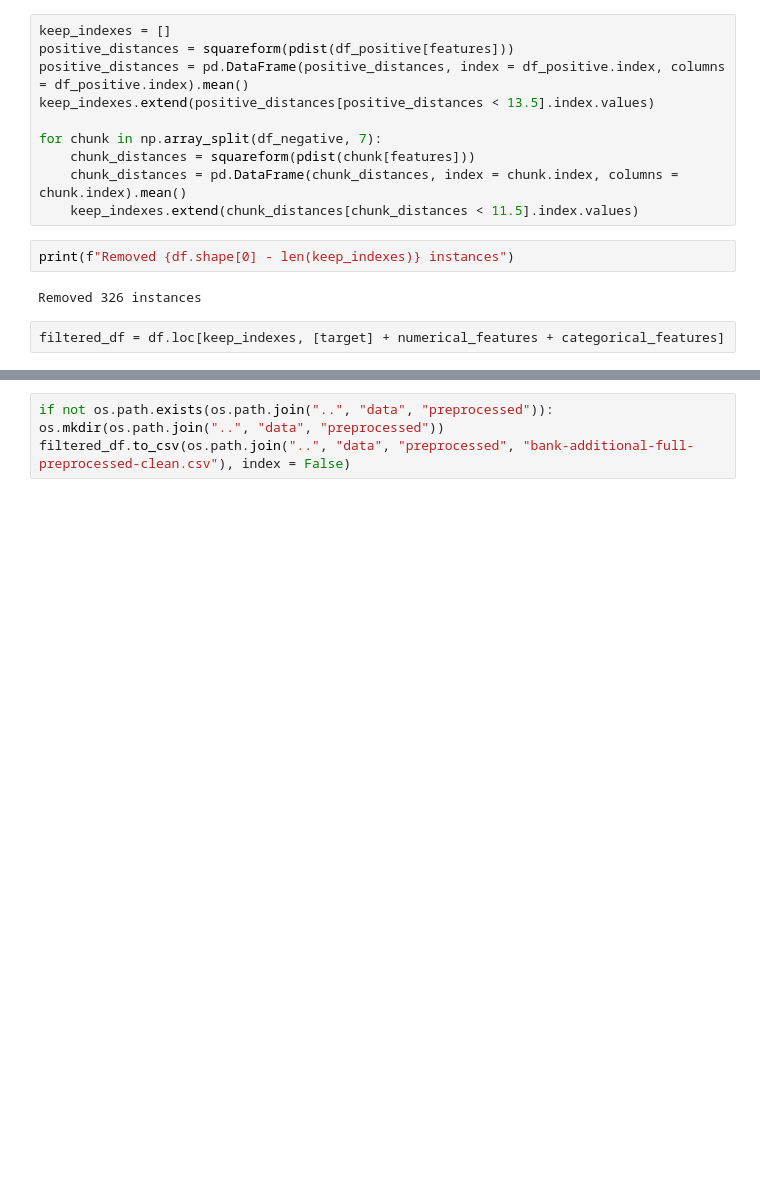
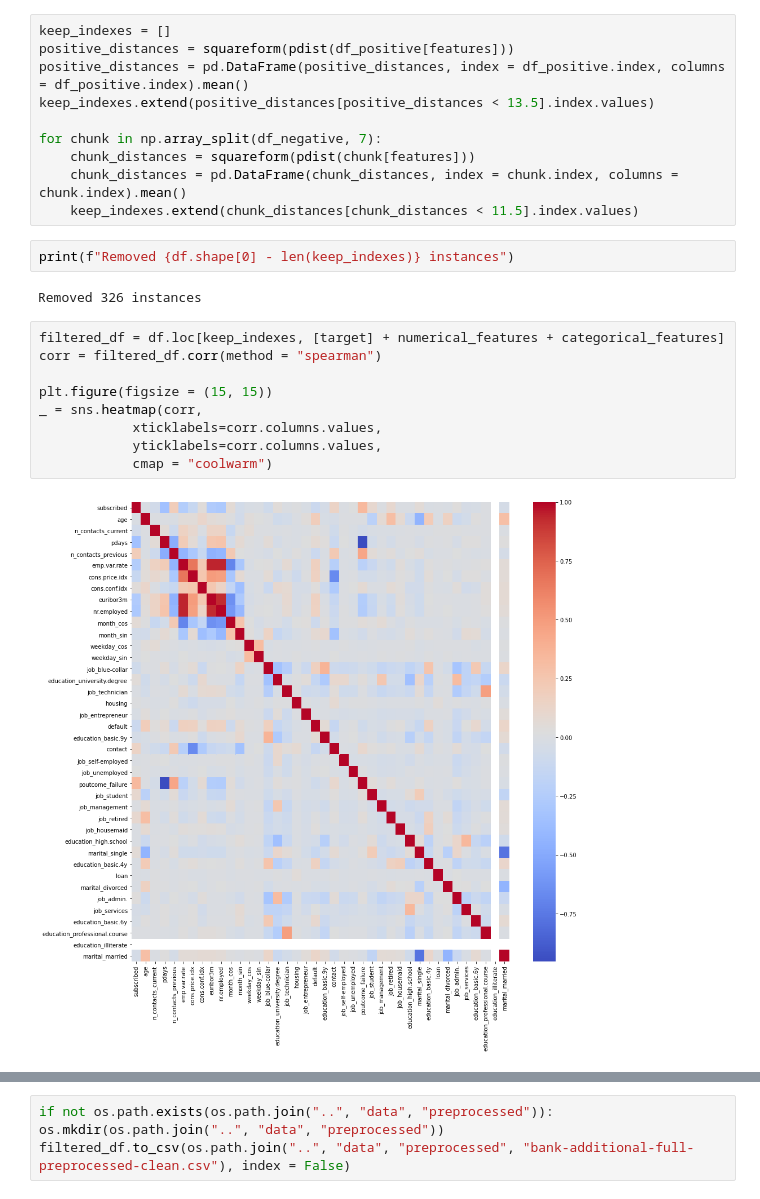
Before and after one commit to danilofrp/inteligencia-computacional-coc786, a Jupyter notebook: src/02_dataviz.ipynb, the cells around one changed output, grey strips where cells are left out. Saved outputs shown, nothing was run; the diff lists cells and outputs as text; blank space fills up the shorter version.

```diff
--- a/src/02_dataviz.ipynb
+++ b/src/02_dataviz.ipynb
@@ -132,6 +132,15 @@ for chunk in np.array_split(df_negative, 7):
 print(f"Removed {df.shape[0] - len(keep_indexes)} instances")
 # %% [output]
 Removed 326 instances
-# %%
-filtered_df = df.loc[keep_indexes, [target] + numerical_features + categorical_features]
+# %%
+filtered_df = df.loc[keep_indexes, [target] + numerical_features + categorical_features]
+corr = filtered_df.corr(method = "spearman")
+
+plt.figure(figsize = (15, 15))
+_ = sns.heatmap(corr,
+            xticklabels=corr.columns.values,
+            yticklabels=corr.columns.values,
+            cmap = "coolwarm")
+# %% [output]
+[figure, added]
 # %%
```
Also changed, not shown: parts of 3 cells of this notebook, 23 other files.
